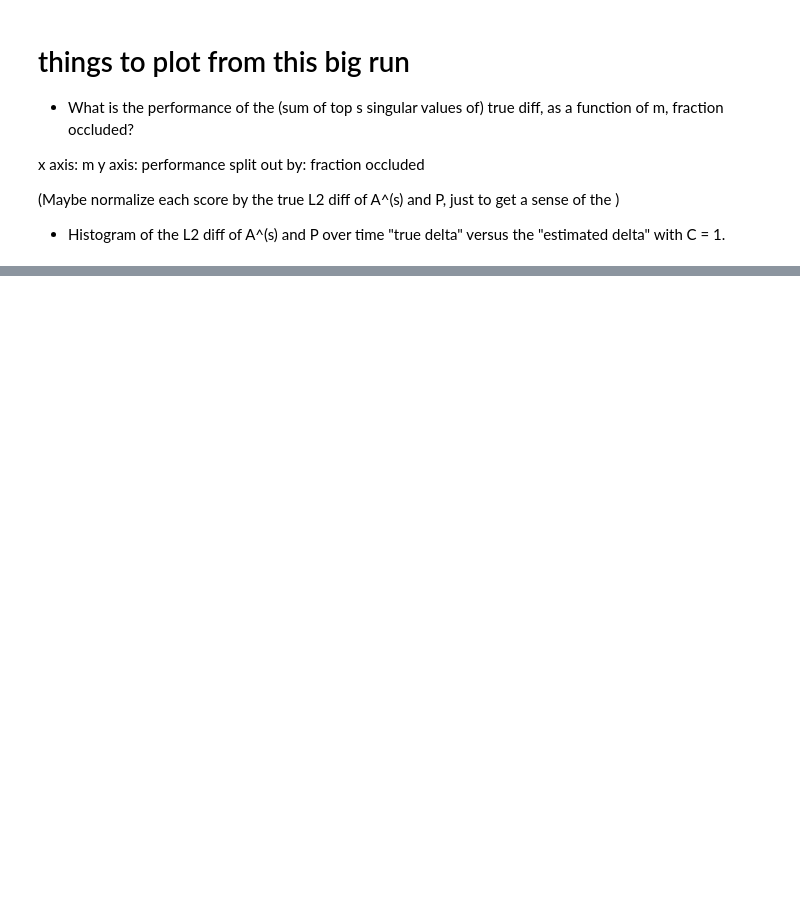
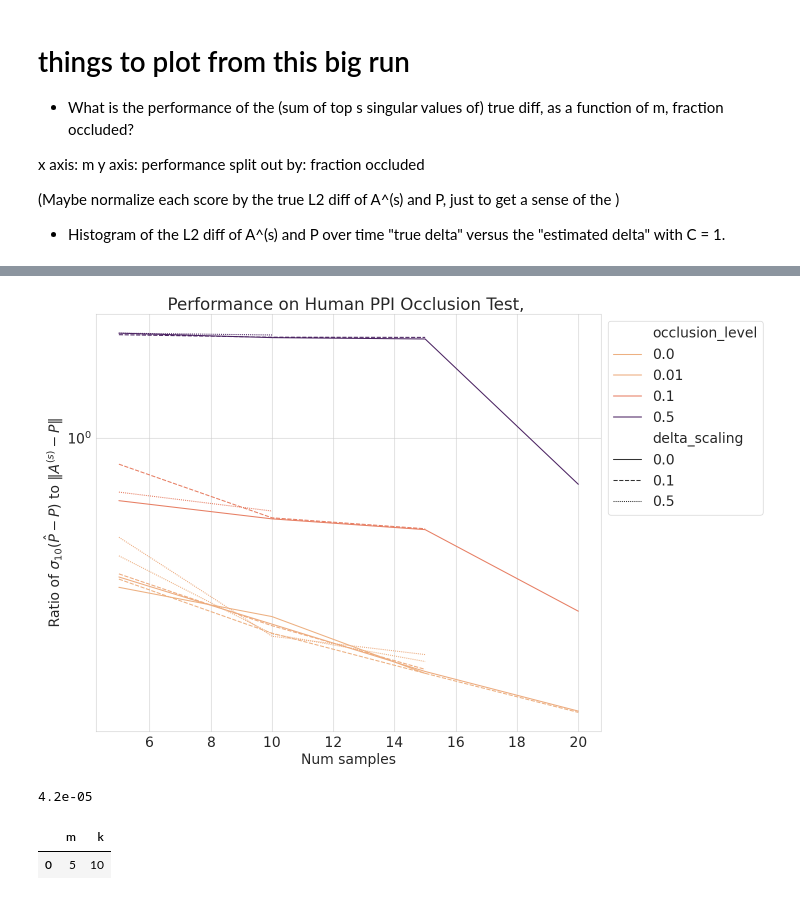
Before and after one commit to akhiljalan/cellag-misc, a Jupyter notebook: ppi-2-faster-iter.ipynb, the cells around one changed output, grey strips where cells are left out. Drawn from its saved outputs; the diff is of its cells as text; code cells hidden in the pictures; blank space fills up the shorter version.

```diff
--- a/ppi-2-faster-iter.ipynb
+++ b/ppi-2-faster-iter.ipynb
@@ -497,0 +1028,20 @@ split out by: fraction occluded
+# %%
+df['true_diff_max_sv'] = df['true_diff_singular_values'].map(lambda x: max(x))
+# %%
+df['val_diff_max_sv'] = df['val_diff_singular_values'].map(lambda x: max(x))
+# %%
+df['val_diff_max_sv_normalized'] = np.divide(df['val_diff_max_sv'], df['L2_diff_val_gt'])
+# %%
+df['true_diff_max_sv_normalized'] = np.divide(df['true_diff_max_sv'], df['L2_diff_val_gt'])
+# %%
+sns.lineplot(x = 'm', y ='true_diff_max_sv_normalized', data=df, hue='occlusion_level', style='delta_scaling',
+             palette="flare")
+plt.legend(bbox_to_anchor=(1, 1))
+plt.yscale('log')
+plt.title('Performance on Human PPI Occlusion Test, ')
+plt.xlabel('Num samples')
+plt.ylabel('Ratio of $\sigma_{10}(\hat P - P )$ to $\| A^{(s)} - P \|$')
+plt.tight_layout()
+plt.savefig('figs/ppi-occlusion-tests/human_ppi_occlusion_many_params.png', dpi=500);
+# %% [output]
+[figure, added]
@@ -497,0 +1053,4 @@ split out by: fraction occluded
+# %%
+(y - x).total_seconds()
+# %% [output]
+4.2e-05
@@ -497,0 +1069,5 @@ split out by: fraction occluded
+# %%
+output
+# %% [output]
+|  | m | k |
+| 0 | 5 | 10 |
```
Also changed, not shown: parts of 43 cells of this notebook, 9 other files.
